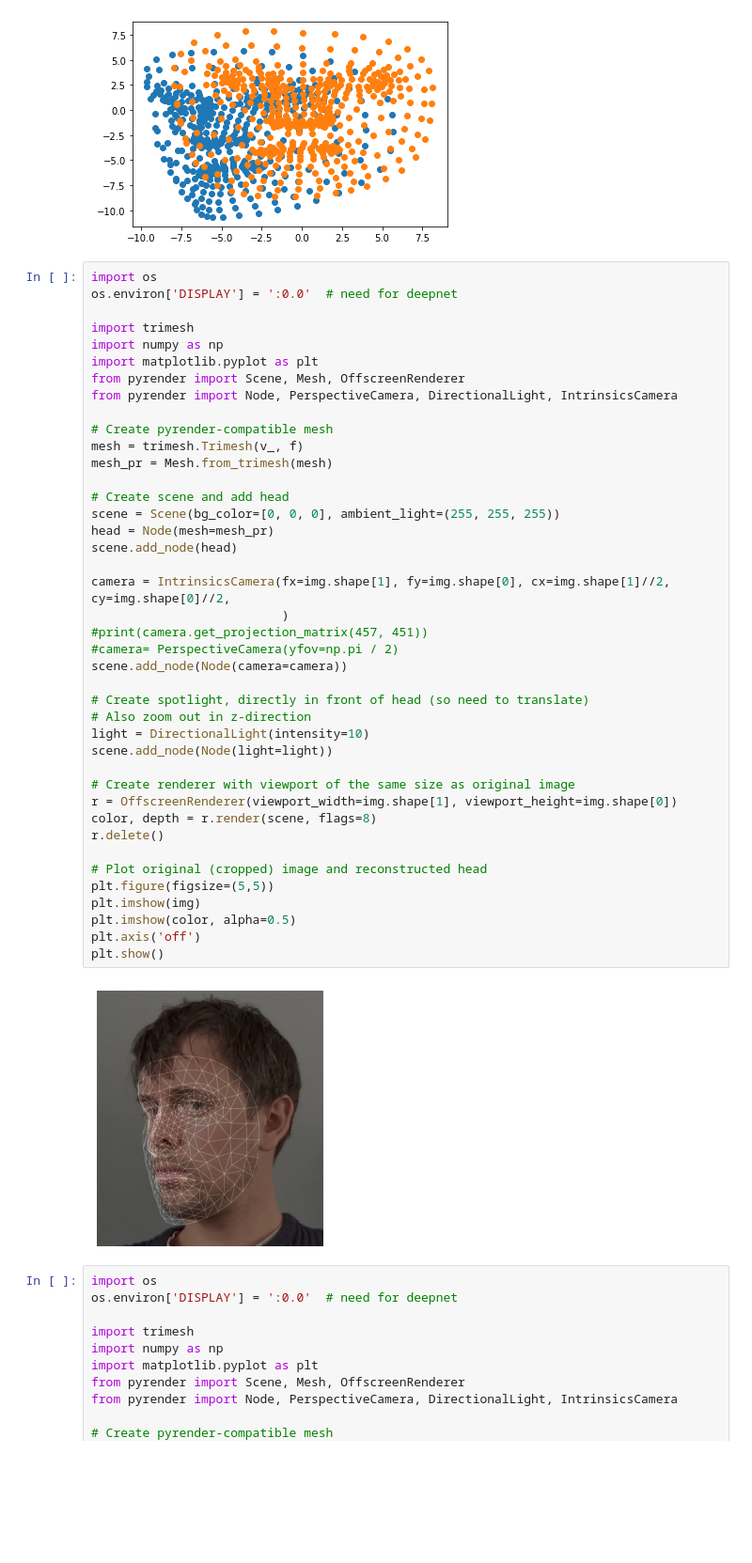
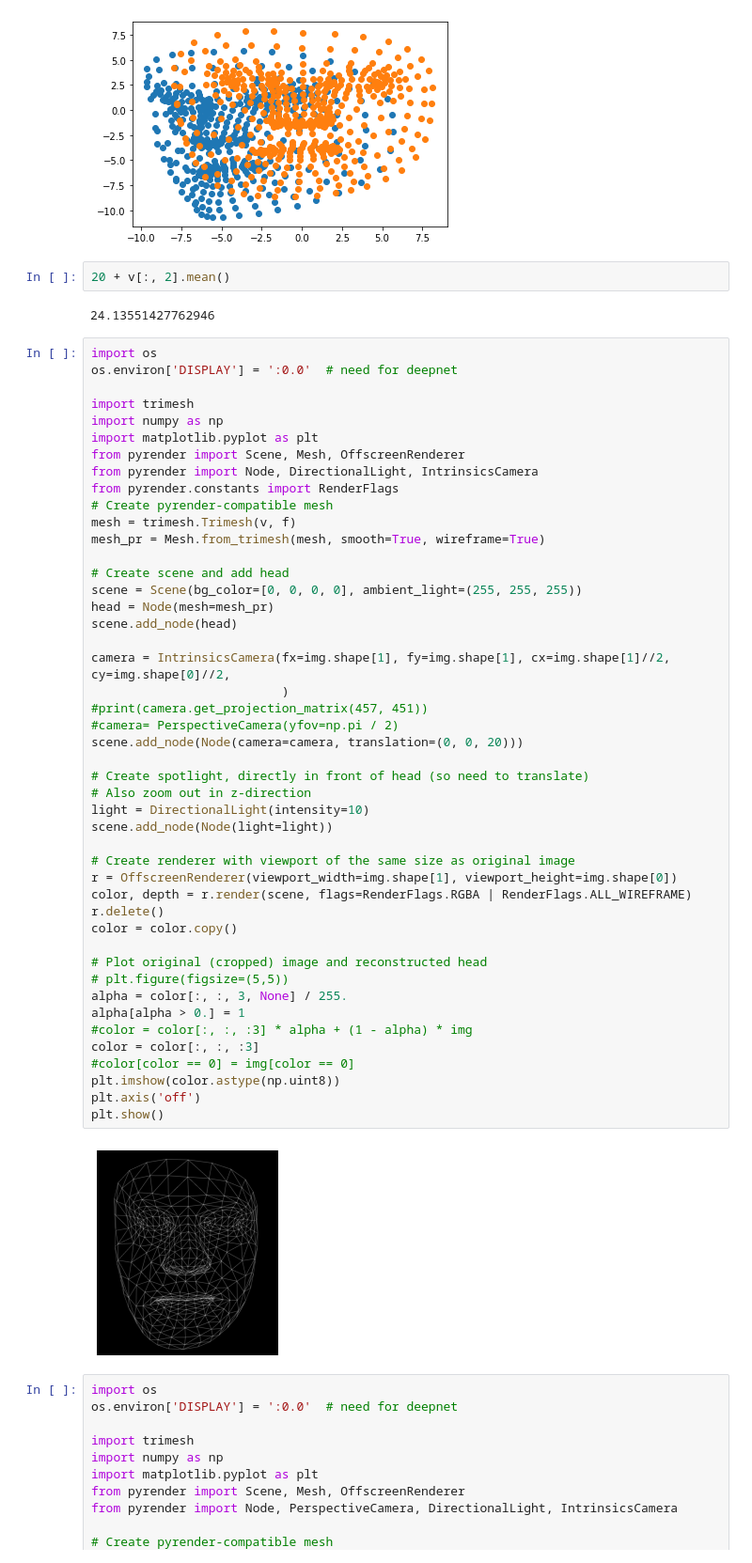
Before and after one commit to SchynsLab/medusa, a Jupyter notebook: sandbox/mediapipe.ipynb, the cells around one changed output. Shown: that part at 94% size. Saved outputs shown, nothing was run; the diff lists cells and outputs as text; blank space fills up the shorter version.

```diff
--- a/sandbox/mediapipe.ipynb
+++ b/sandbox/mediapipe.ipynb
@@ -51,49 +51,58 @@ plt.scatter(v[:, 0], v[:, 1])
 # %% [output]
 <matplotlib.collections.PathCollection at 0x...>
 [figure]
+# %%
+20 + v[:, 2].mean()
+# %% [output]
+24.13551427762946
 # %%
 import os
 os.environ['DISPLAY'] = ':0.0'  # need for deepnet
 
 import trimesh
 import numpy as np
 import matplotlib.pyplot as plt
 from pyrender import Scene, Mesh, OffscreenRenderer
-from pyrender import Node, PerspectiveCamera, DirectionalLight, IntrinsicsCamera
-
+from pyrender import Node, DirectionalLight, IntrinsicsCamera
+from pyrender.constants import RenderFlags
 # Create pyrender-compatible mesh
-mesh = trimesh.Trimesh(v_, f)
-mesh_pr = Mesh.from_trimesh(mesh)
+mesh = trimesh.Trimesh(v, f)
+mesh_pr = Mesh.from_trimesh(mesh, smooth=True, wireframe=True)
 
 # Create scene and add head
-scene = Scene(bg_color=[0, 0, 0], ambient_light=(255, 255, 255))
+scene = Scene(bg_color=[0, 0, 0, 0], ambient_light=(255, 255, 255))
 head = Node(mesh=mesh_pr)
 scene.add_node(head)
 
-camera = IntrinsicsCamera(fx=img.shape[1], fy=img.shape[0], cx=img.shape[1]//2, cy=img.shape[0]//2,
+camera = IntrinsicsCamera(fx=img.shape[1], fy=img.shape[1], cx=img.shape[1]//2, cy=img.shape[0]//2,
                           )
 #print(camera.get_projection_matrix(457, 451))
 #camera= PerspectiveCamera(yfov=np.pi / 2)
-scene.add_node(Node(camera=camera))
+scene.add_node(Node(camera=camera, translation=(0, 0, 20)))
 
 # Create spotlight, directly in front of head (so need to translate)
 # Also zoom out in z-direction
 light = DirectionalLight(intensity=10)
 scene.add_node(Node(light=light))
 
 # Create renderer with viewport of the same size as original image
 r = OffscreenRenderer(viewport_width=img.shape[1], viewport_height=img.shape[0])
-color, depth = r.render(scene, flags=8)
+color, depth = r.render(scene, flags=RenderFlags.RGBA | RenderFlags.ALL_WIREFRAME)
 r.delete()
+color = color.copy()
 
 # Plot original (cropped) image and reconstructed head
-plt.figure(figsize=(5,5))
-plt.imshow(img)
-plt.imshow(color, alpha=0.5)
+# plt.figure(figsize=(5,5))
+alpha = color[:, :, 3, None] / 255.
+alpha[alpha > 0.] = 1
+#color = color[:, :, :3] * alpha + (1 - alpha) * img
+color = color[:, :, :3]
+#color[color == 0] = img[color == 0]
+plt.imshow(color.astype(np.uint8))
 plt.axis('off')
 plt.show()
 # %% [output]
-[figure, old version]
+[figure, new version]
 # %%
 import os
 os.environ['DISPLAY'] = ':0.0'  # need for deepnet
```
Also changed, not shown: 23 other files.
